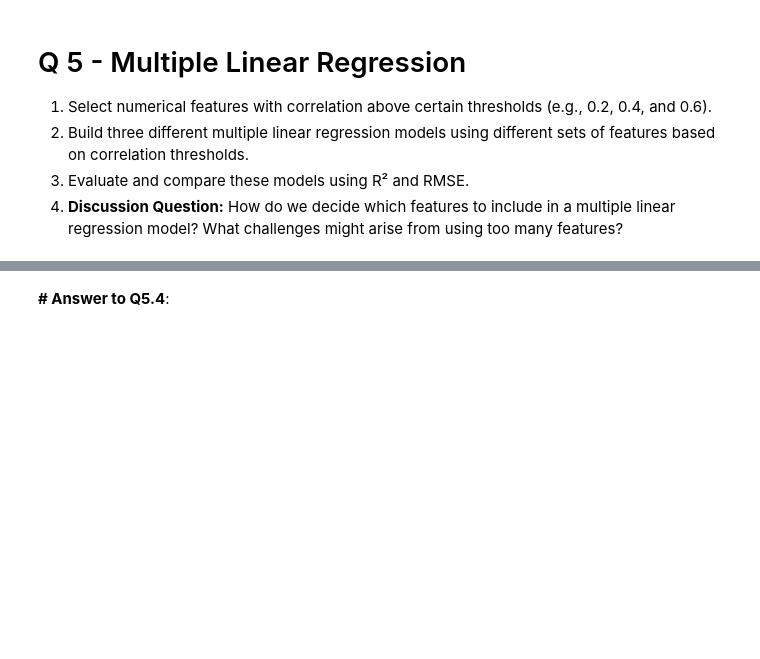
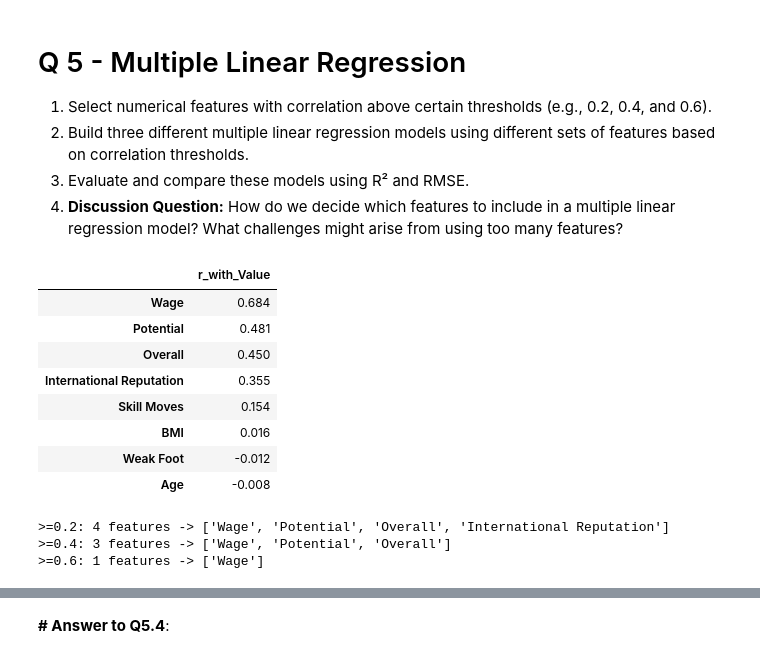
Before and after one commit to issarmank/ds3000-assignment1-linear-regression, a Jupyter notebook: Assignment 1_Linear Regression.ipynb, the cells around one changed output, grey strips where cells are left out. Saved outputs shown, nothing was run; the diff lists cells and outputs as text; code cells hidden in the pictures; blank space fills up the shorter version.

Commit message:
MLR completed with threshold values and compared using R^2 RMSE

```diff
--- a/Assignment 1_Linear Regression.ipynb
+++ b/Assignment 1_Linear Regression.ipynb
@@ -335,5 +335,44 @@ plt.show()
 4. **Discussion Question:** How do we decide which features to include in a multiple linear regression model? What challenges might arise from using too many features?
 # %%
 # Answer to Q5.1
+target = "Value"
+num_cols = df.select_dtypes(include=np.number).columns.tolist()
+assert target in num_cols, "Value must be numeric."
+
+# Correlation of each numeric feature with the target
+corr_to_target = (
+    df[num_cols].corr(method="pearson")[target]
+    .drop(labels=target)
+    .sort_values(key=np.abs, ascending=False)
+)
+display(corr_to_target.to_frame("r_with_Value").round(3))
+
+def features_above(thresh: float):
+    feats = corr_to_target[ corr_to_target.abs() >= thresh ].index.tolist()
+    # Fallback: always keep at least the top feature
+    if len(feats) == 0:
+        feats = [corr_to_target.index[0]]
+    return feats
+
+feats_0_2 = features_above(0.2)
+feats_0_4 = features_above(0.4)
+feats_0_6 = features_above(0.6)
+
+print(f">=0.2: {len(feats_0_2)} features -> {feats_0_2}")
+print(f">=0.4: {len(feats_0_4)} features -> {feats_0_4}")
+print(f">=0.6: {len(feats_0_6)} features -> {feats_0_6}")
+# %% [output]
+|  | r_with_Value |
+| Wage | 0.684 |
+| Potential | 0.481 |
+| Overall | 0.450 |
+| International Reputation | 0.355 |
+| Skill Moves | 0.154 |
+| BMI | 0.016 |
+| Weak Foot | -0.012 |
+| Age | -0.008 |
+>=0.2: 4 features -> ['Wage', 'Potential', 'Overall', 'International Reputation']
+>=0.4: 3 features -> ['Wage', 'Potential', 'Overall']
+>=0.6: 1 features -> ['Wage']
 # %%
 # Answer to Q5.2
```
Also changed, not shown: parts of 2 cells of this notebook.
